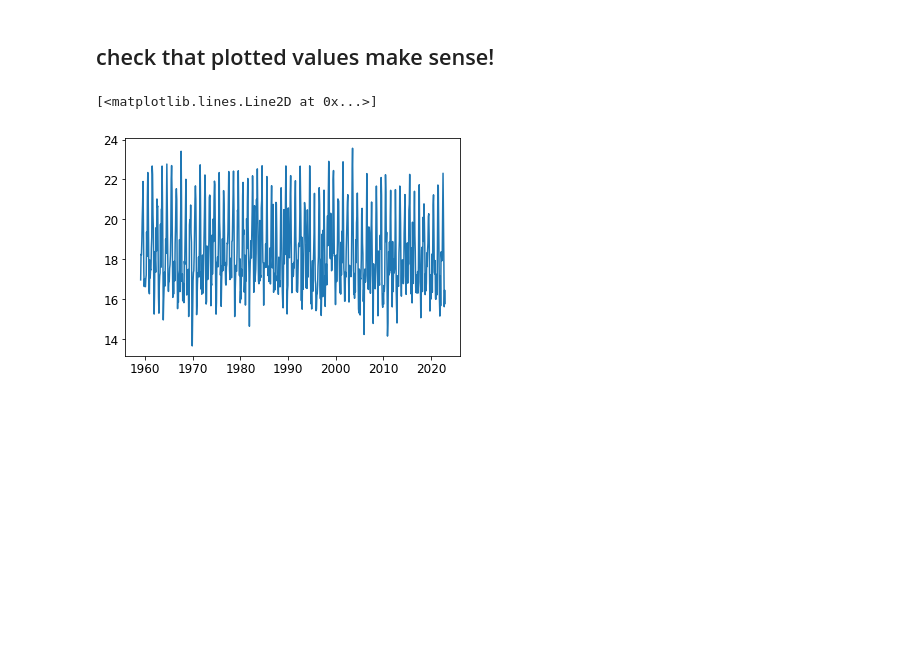
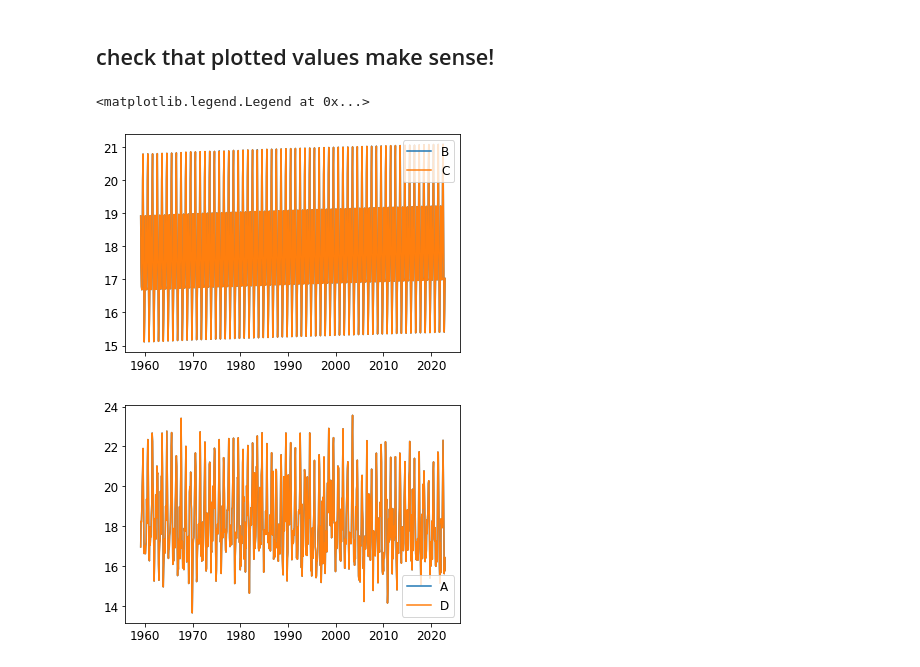
Before and after one commit to tjarnikova/GCB2023, a Jupyter notebook: scripts/makeAMOC.ipynb, the cells around one changed output. Cells and saved outputs as stored; diff of their text form; code cells hidden in the pictures; blank space fills up the shorter version.

```diff
--- a/scripts/makeAMOC.ipynb
+++ b/scripts/makeAMOC.ipynb
@@ -174,9 +213,27 @@ if savehorse:
 # %% [markdown]
 ## check that plotted values make sense!
 # %%
-w = xr.open_dataset('//gpfs/data/greenocean/GCB/GCB2023/submissionData2023/CAL12/AMOC_PlankTOM_A_1_gr_1959-2022_v20230707.nc')
+
+w = xr.open_dataset(glob.glob('//gpfs/data/greenocean/GCB/GCB2023/submissionData2023/CAL12/AMOC_PlankTOM_A_1_gr_1959-2022_*.nc')[0])
+w2 = xr.open_dataset(glob.glob('//gpfs/data/greenocean/GCB/GCB2023/submissionData2023/CAL12/AMOC_PlankTOM_B_1_gr_1959-2022_*.nc')[0])
+w3 = xr.open_dataset(glob.glob('//gpfs/data/greenocean/GCB/GCB2023/submissionData2023/CAL12/AMOC_PlankTOM_C_1_gr_1959-2022_*.nc')[0])
+w4 = xr.open_dataset(glob.glob('//gpfs/data/greenocean/GCB/GCB2023/submissionData2023/CAL12/AMOC_PlankTOM_D_1_gr_1959-2022_*.nc')[0])
+
+plt.figure()
+#plt.plot(w.TIME, w.AMOC, label = 'A')
+plt.plot(w.TIME, w2.AMOC, label = 'B')
+plt.plot(w.TIME, w3.AMOC, label = 'C')
+#plt.plot(w.TIME, w4.AMOC, label = 'D')
+plt.legend()
+
+
+plt.figure()
+plt.plot(w.TIME, w.AMOC, label = 'A')
+#plt.plot(w.TIME, w2.AMOC, label = 'B')
+#plt.plot(w.TIME, w3.AMOC, label = 'C')
+plt.plot(w.TIME, w4.AMOC, label = 'D')
+plt.legend()
+# %% [output]
+<matplotlib.legend.Legend at 0x...>
+[figure, added]
+[figure, added]
-# %%
-plt.plot(w.TIME, w.AMOC)
-# %% [output]
-[<matplotlib.lines.Line2D at 0x...>]
-[figure, removed]
```
Also changed, not shown: parts of 11 cells of this notebook, 4 other files.
